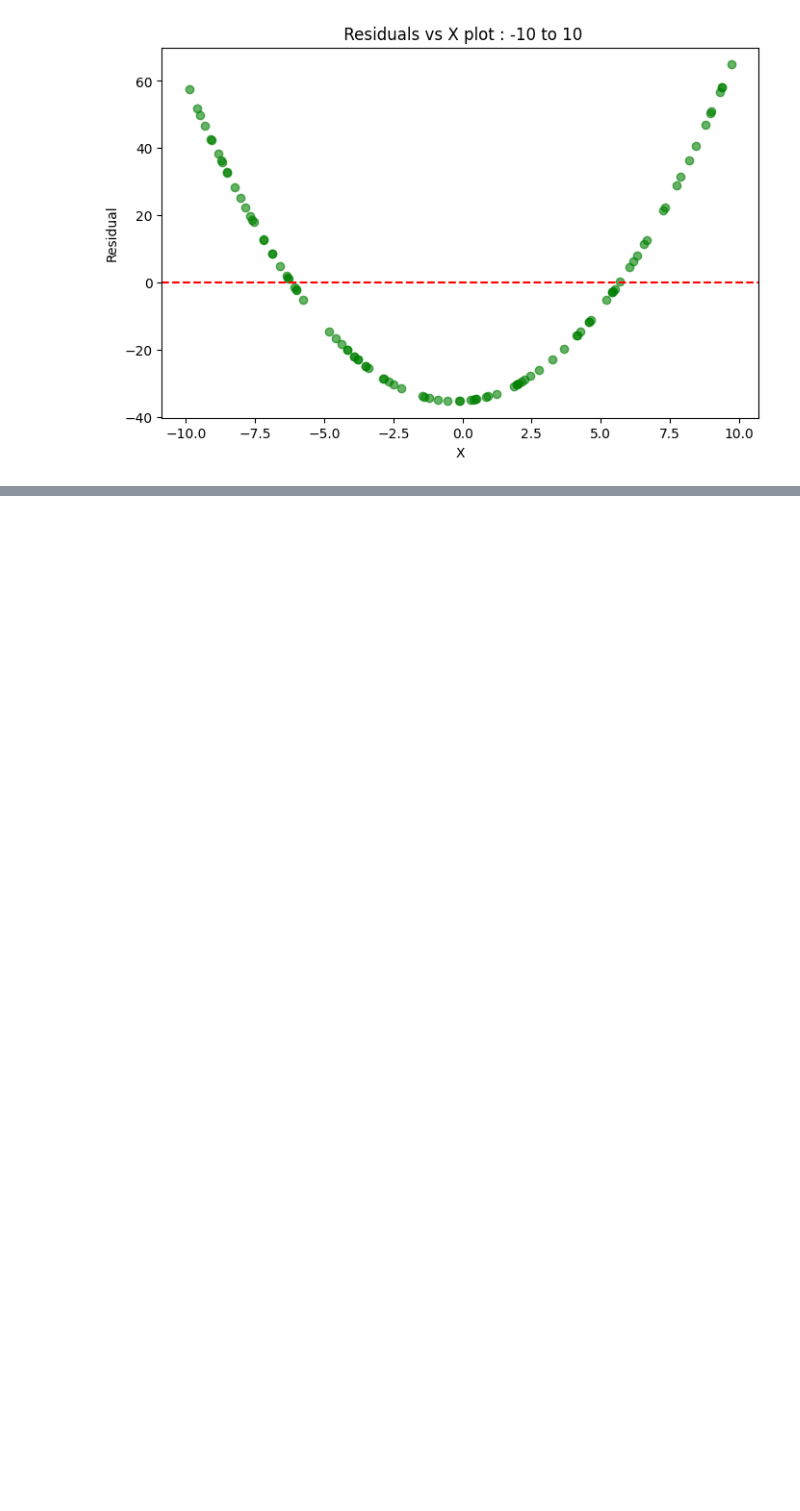
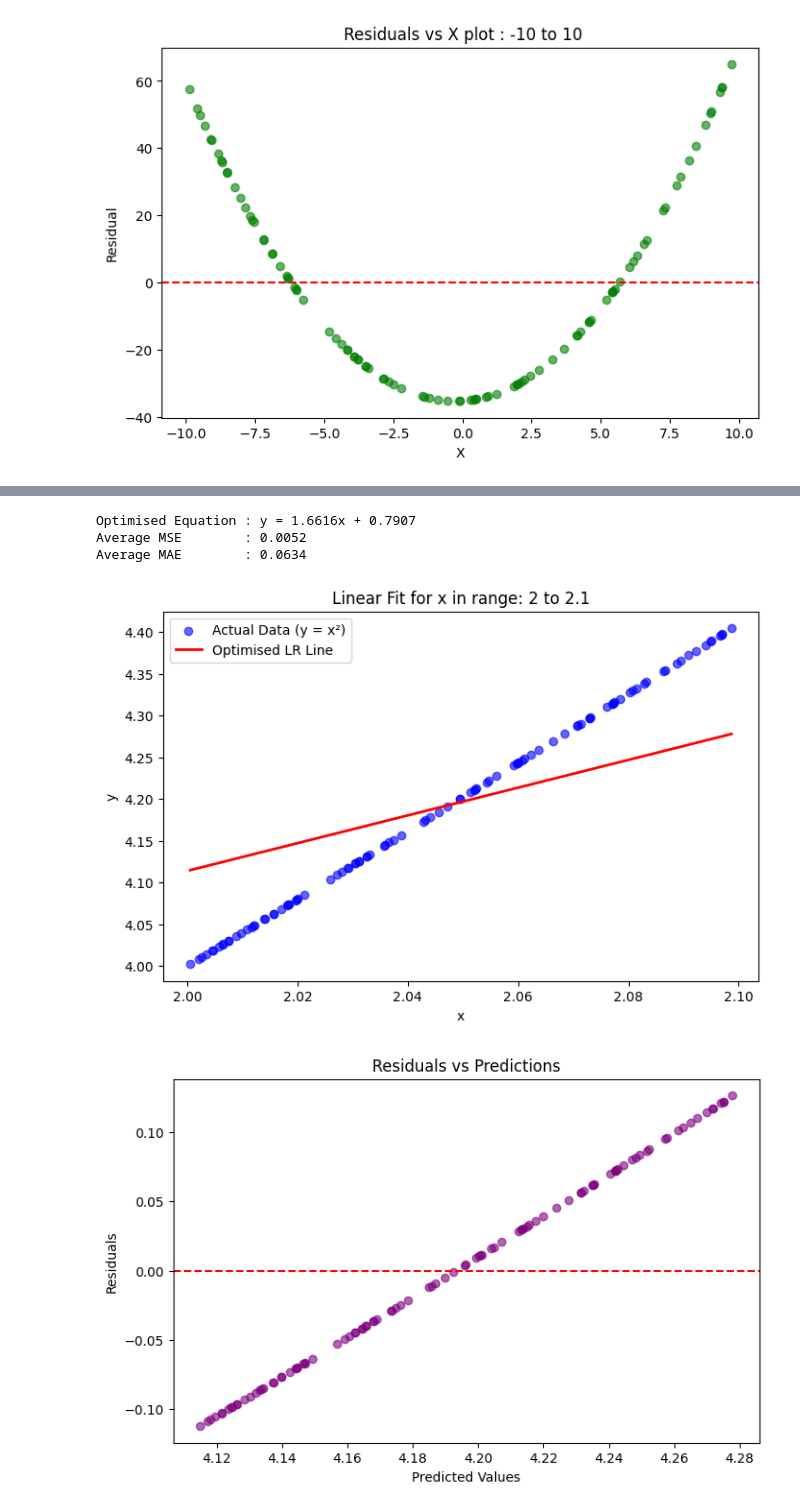
Before and after one commit to AyushDevadiga1/Machine-Learning, a Jupyter notebook: linear-regression/UnderstandingRegression.ipynb, the cells around one changed output, grey strips where cells are left out. Cells and saved outputs as stored; diff of their text form; code cells hidden in the pictures; blank space fills up the shorter version.

```diff
--- a/linear-regression/UnderstandingRegression.ipynb
+++ b/linear-regression/UnderstandingRegression.ipynb
@@ -385,0 +418,15 @@ Average MAE        : 25.2768
+# %%
+# Experiment 4
+model = GDR(m=0.0, b=0.0, learning_rate=0.01, epochs=1000, lower_limit=2, upper_limit=2.1)
+
+model.fit()
+model.get_metrics()
+model.plot_fit()
+model.plot_residuals_vs_prediction()
+model.plot_residuals_vs_x()
+# %% [output]
+Optimised Equation : y = 1.6616x + 0.7907
+Average MSE        : 0.0052
+Average MAE        : 0.0634
+[figure, added]
+[figure, added]
```
Also changed, not shown: parts of 4 cells of this notebook.
